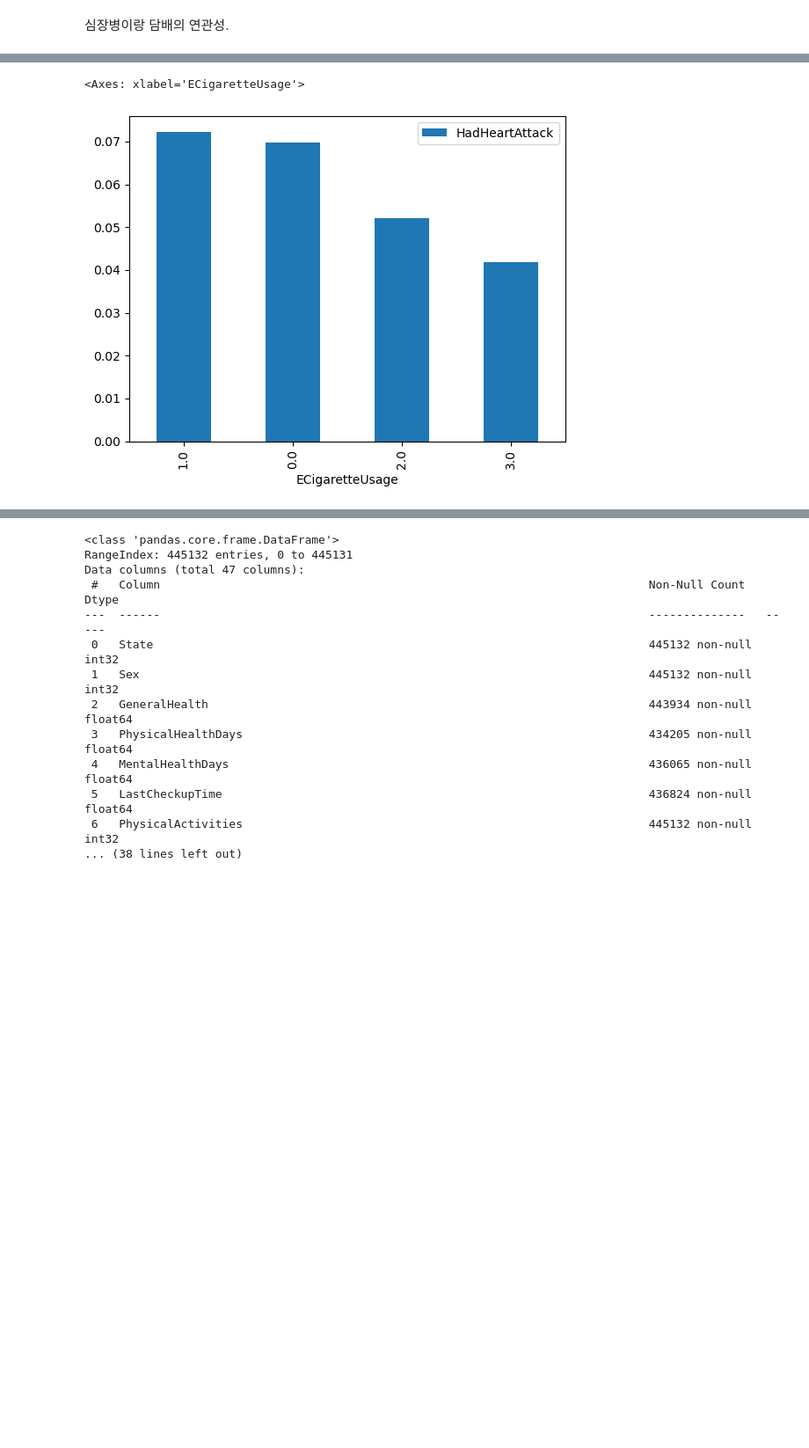
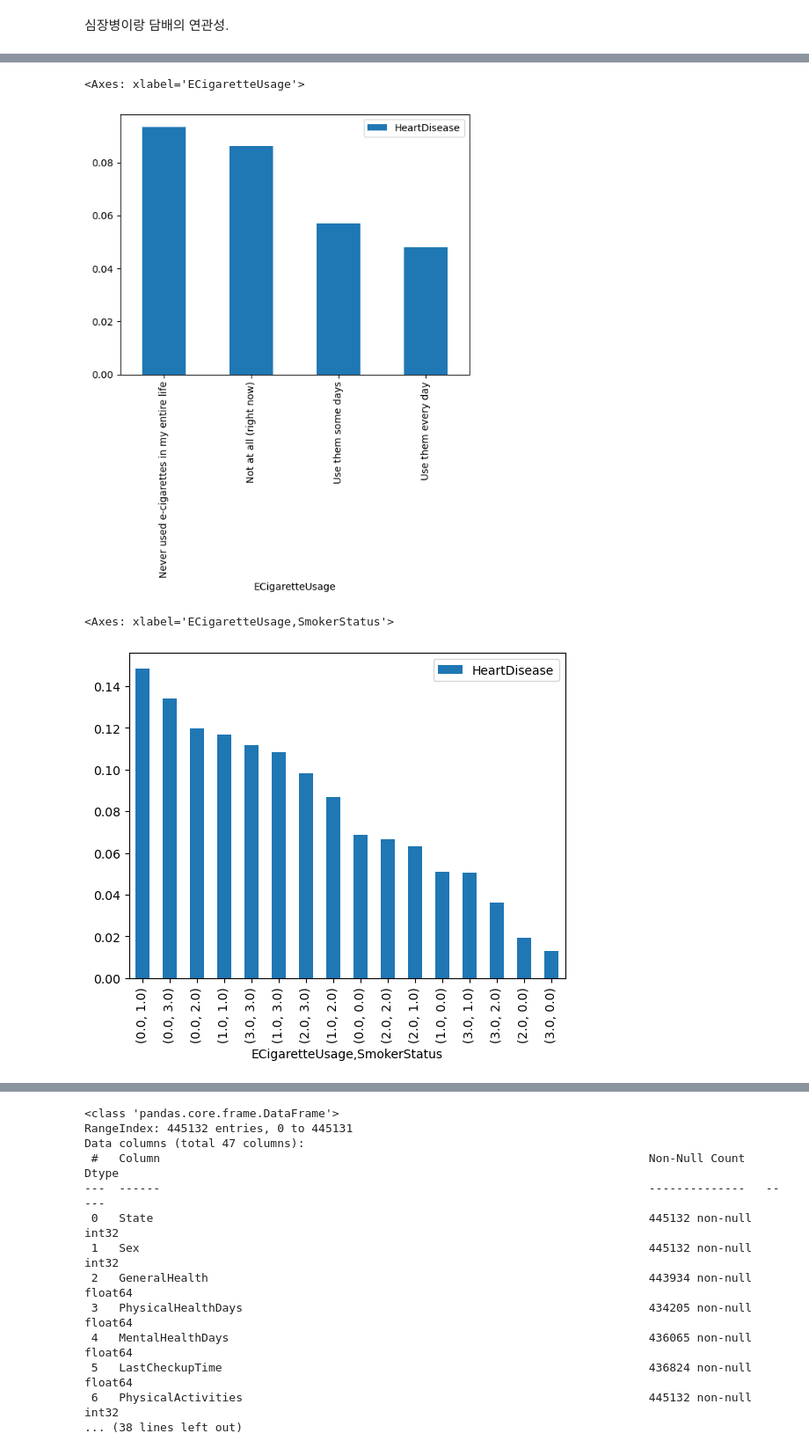
Before and after one commit to JaydenCJH/project_HD, a Jupyter notebook: ChoiJaeHyung.ipynb, the cells around one changed output, grey strips where cells are left out. Shown: that part at 88% size. Drawn from its saved outputs; the diff is of its cells as text; code cells hidden in the pictures; blank space fills up the shorter version.

```diff
--- a/ChoiJaeHyung.ipynb
+++ b/ChoiJaeHyung.ipynb
@@ -249,7 +258,12 @@ temp_encoded[['SmokerStatus', 'HadHeartAttack']].groupby(['SmokerStatus']).mean(
 # %%
-temp_encoded[['ECigaretteUsage', 'HadHeartAttack']].groupby(['ECigaretteUsage']).mean().sort_values(by = 'HadHeartAttack', ascending = False).plot.bar()
+temp[['ECigaretteUsage', 'HeartDisease']].groupby(['ECigaretteUsage']).mean().sort_values(by = 'HeartDisease', ascending = False).plot.bar()
 #0은 안피워봤고, 3은 자주 사용.
-#크게 상관관계는 없어보이긴 하지만 많이 피우는 사람이 좀더 낮음.
+#많이 피우는 사람이 좀더 낮음.
 # %% [output]
 <Axes: xlabel='ECigaretteUsage'>
-[figure, old version]
+[figure, new version]
+# %%
+temp_encoded[['ECigaretteUsage', 'SmokerStatus', 'HeartDisease']].groupby(['ECigaretteUsage', 'SmokerStatus']).mean().sort_values(by = ['HeartDisease'], ascending = False).plot.bar()
+# %% [output]
+<Axes: xlabel='ECigaretteUsage,SmokerStatus'>
+[figure, added]
```
Also changed, not shown: parts of 19 cells of this notebook.
